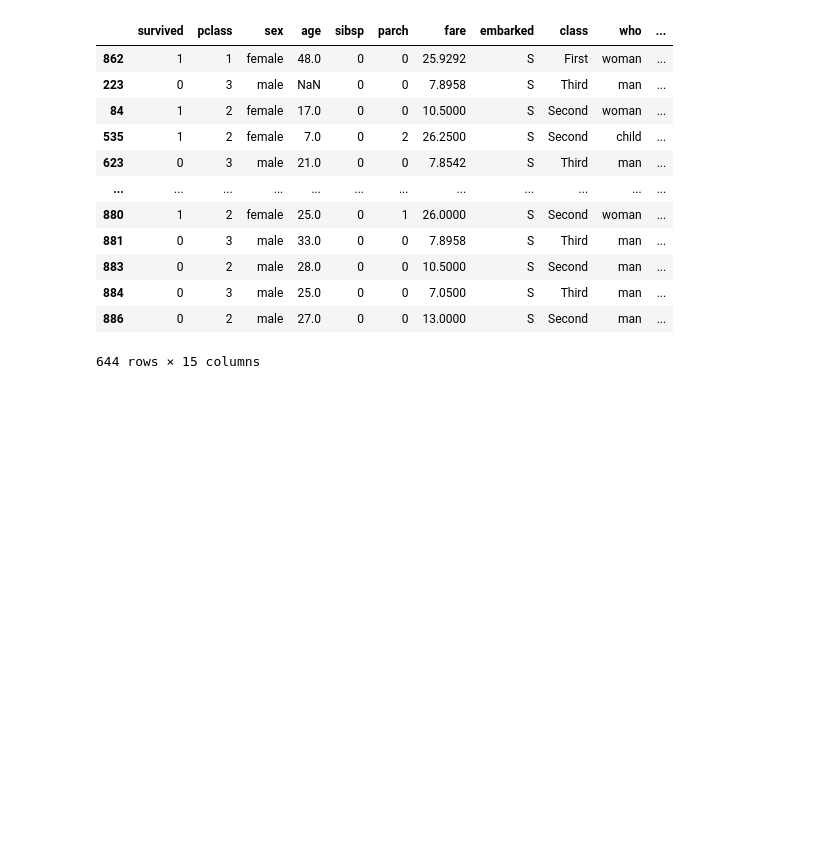
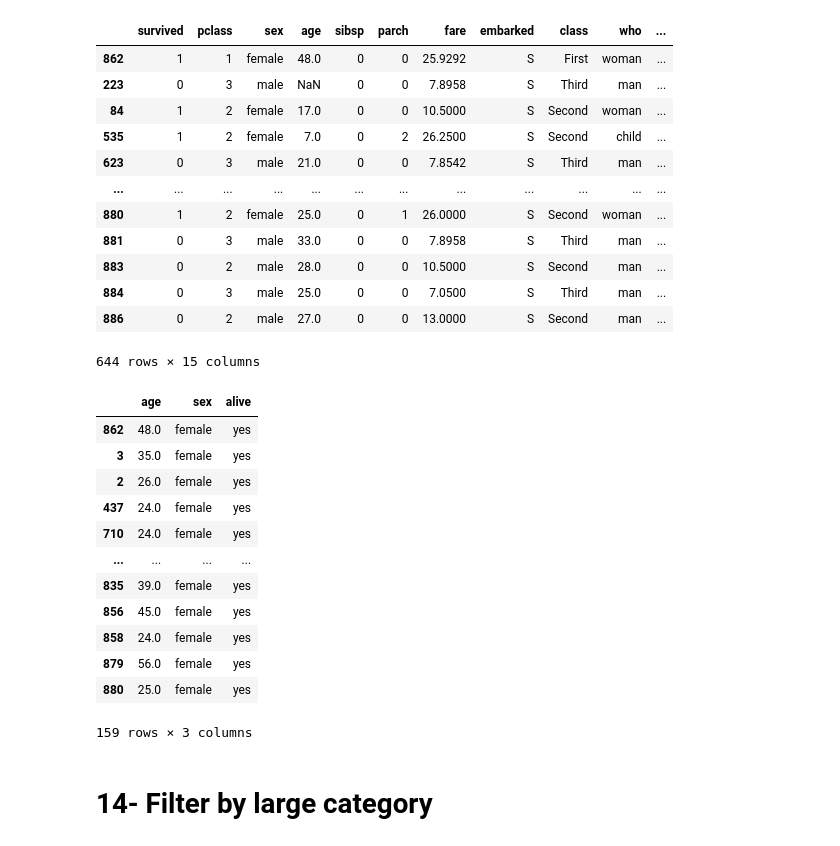
Before and after one commit to shahahmad-dev/Pandas_Basic_Operation, a Jupyter notebook: 01_pandas_basic.ipynb, the cells around one changed output. Cells and saved outputs as stored; diff of their text form; code cells hidden in the pictures; blank space fills up the shorter version.

Commit message:
filtering a dataframe

```diff
--- a/01_pandas_basic.ipynb
+++ b/01_pandas_basic.ipynb
@@ -278,3 +528,29 @@ df[
 | 884 | 0 | 3 | male | 25.0 | 0 | 0 | 7.0500 | S | Third | man | ... |
 | 886 | 0 | 2 | male | 27.0 | 0 | 0 | 13.0000 | S | Second | man | ... |
 644 rows × 15 columns
+# %%
+filter_df = df [(
+    (df.age >= 18) &
+    (df.sex == "female") &
+    (df.alive == 'yes')
+
+)]
+# %%
+result = filter_df[['age', 'sex', 'alive']]
+result
+# %% [output]
+|  | age | sex | alive |
+| 862 | 48.0 | female | yes |
+| 3 | 35.0 | female | yes |
+| 2 | 26.0 | female | yes |
+| 437 | 24.0 | female | yes |
+| 710 | 24.0 | female | yes |
+| ... | ... | ... | ... |
+| 835 | 39.0 | female | yes |
+| 856 | 45.0 | female | yes |
+| 858 | 24.0 | female | yes |
+| 879 | 56.0 | female | yes |
+| 880 | 25.0 | female | yes |
+159 rows × 3 columns
+# %% [markdown]
+# 14- Filter by large category
```
Also changed, not shown: parts of 43 cells of this notebook, 2 other files.
